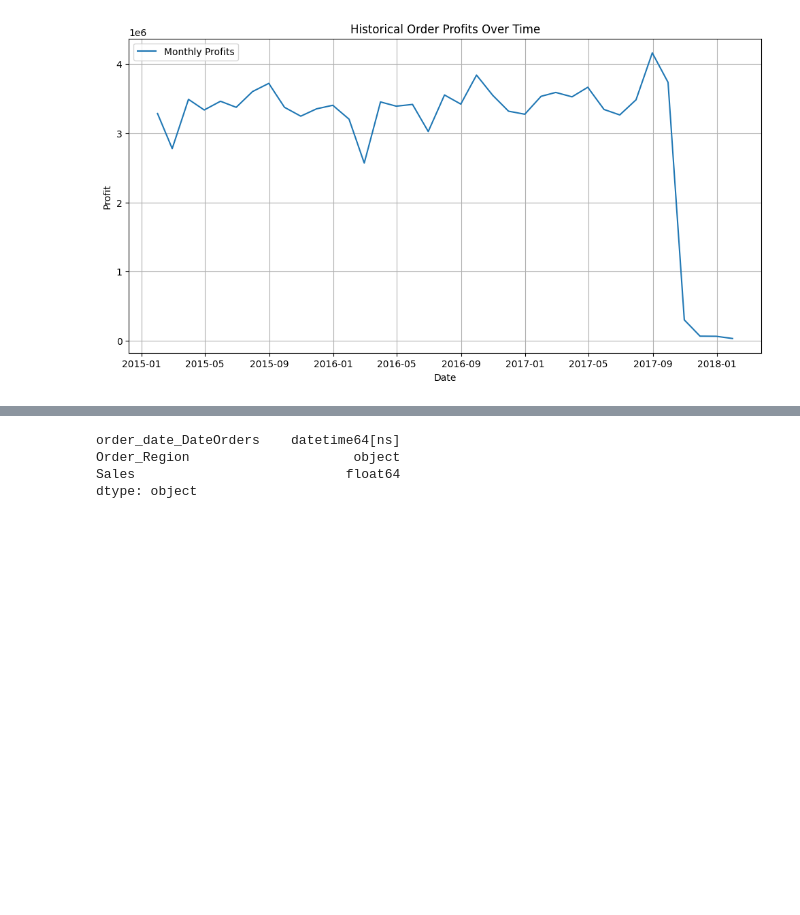
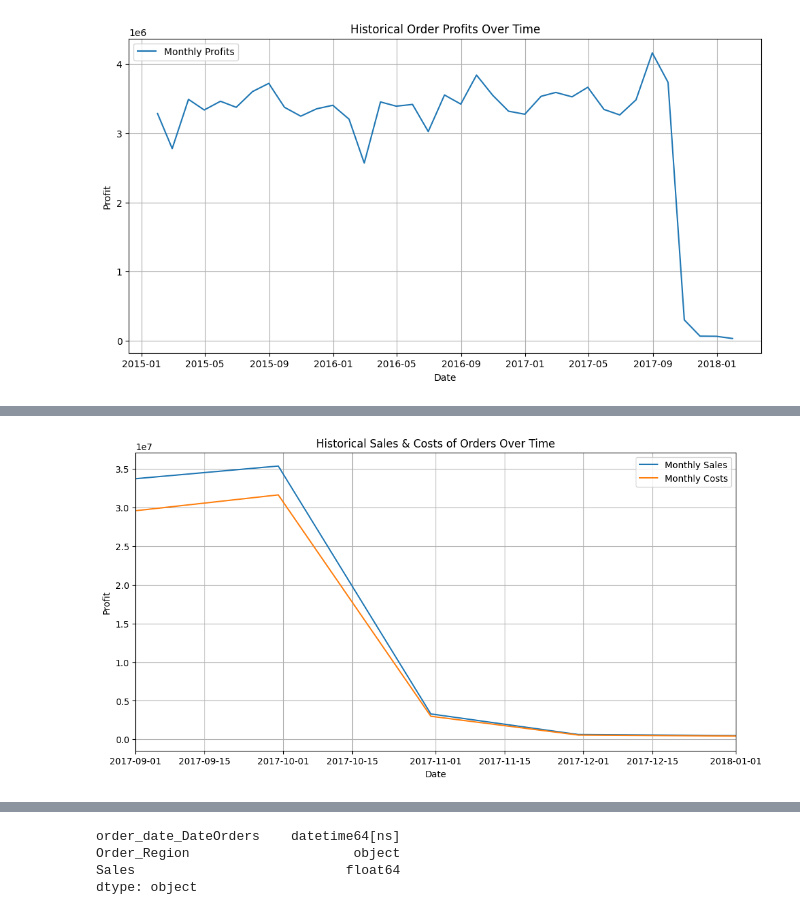
Before and after one commit to CCNY-Analytics-and-Quant/BA-F-2023-Steven-Fernandez-MD-Miah-Mohammed-Hussain, a Jupyter notebook: Final Project/python_code.ipynb, the cells around one changed output, grey strips where cells are left out. Cells and saved outputs as stored; diff of their text form; code cells hidden in the pictures; blank space fills up the shorter version.

```diff
--- a/Final Project/python_code.ipynb
+++ b/Final Project/python_code.ipynb
@@ -353,3 +382,16 @@ plt.show()
+# %%
+plt.figure(figsize=(12, 6))
+plt.plot(monthly_sales_data.index, monthly_sales_data.Sales, label='Monthly Sales')
+plt.plot(monthly_sales_data.index, monthly_sales_data.Costs, label='Monthly Costs')
+plt.title('Historical Sales & Costs of Orders Over Time')
+plt.xlabel('Date')
+plt.ylabel('Profit')
+plt.legend()
+plt.grid(True)
+plt.xlim(dt.date(2017, 9, 1), dt.date(2018, 1, 1))
+plt.show()
+# %% [output]
+[figure, added]
 # %%
 #Knowing the datatypes
 profit_region = df[['order_date_DateOrders', 'Order_Region', 'Sales']]
```
Also changed, not shown: parts of 36 cells of this notebook.
